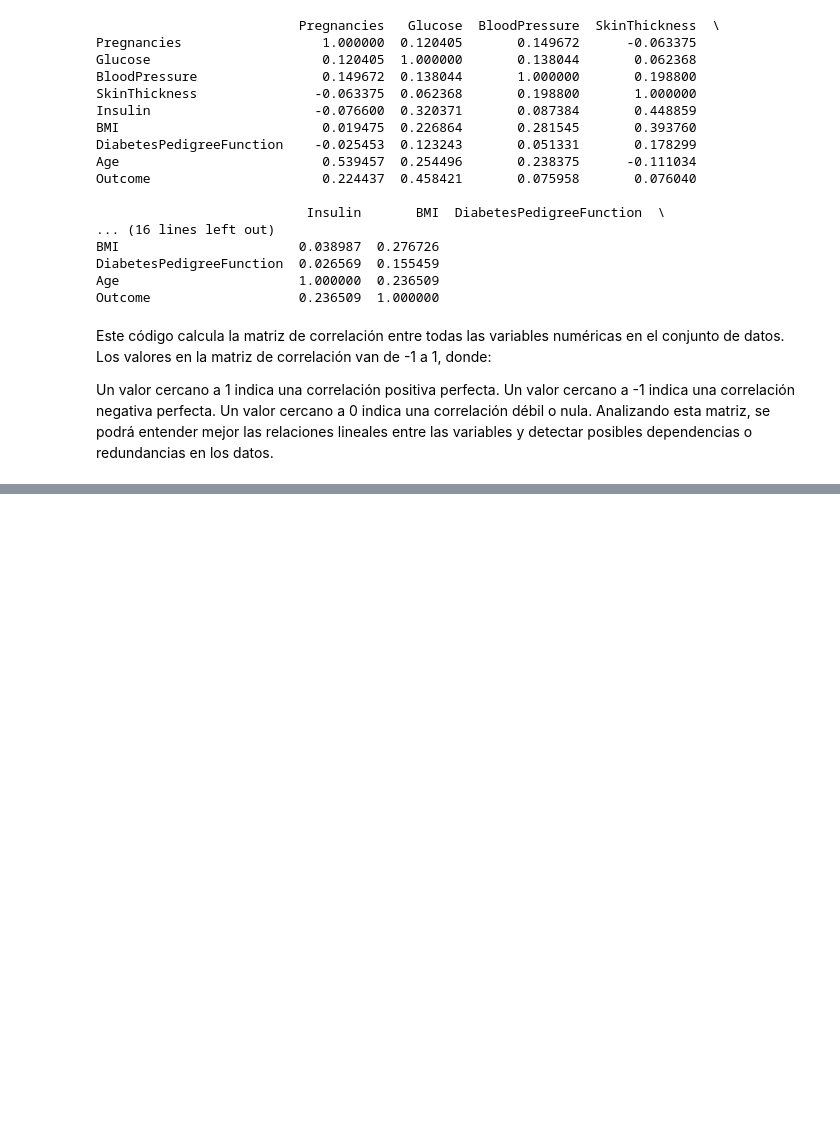
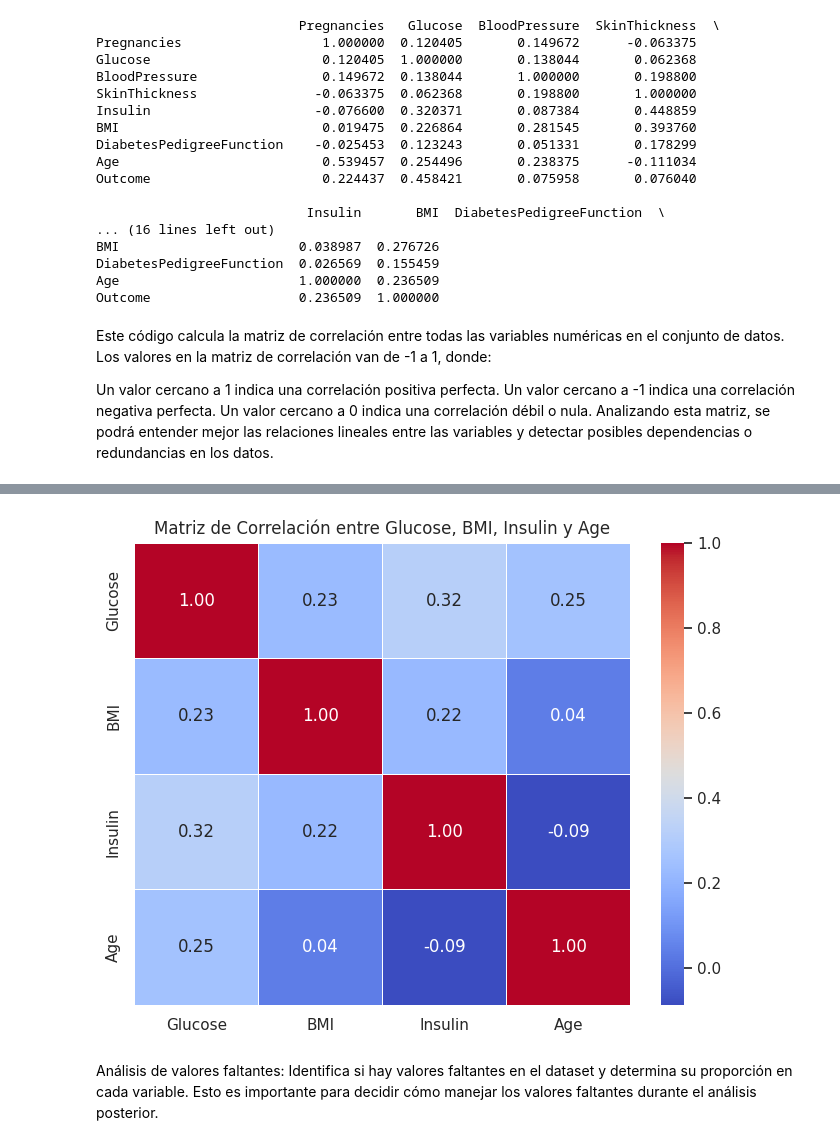
Before and after one commit to paulotolosa/prueba_II_coderhouse, a Jupyter notebook: Proyecto_ParteII_Tolosa.ipynb, the cells around one changed output, grey strips where cells are left out. Drawn from its saved outputs; the diff is of its cells as text; code cells hidden in the pictures; blank space fills up the shorter version.

```diff
--- a/Proyecto_ParteII_Tolosa.ipynb
+++ b/Proyecto_ParteII_Tolosa.ipynb
@@ -165,0 +178,13 @@ Analizando esta matriz, se podrá entender mejor las relaciones lineales entre l
+# %%
+# Selección de variables
+selected_variables = ['Glucose', 'BMI', 'Insulin', 'Age']
+
+# Heatmap de correlación
+plt.figure(figsize=(8, 6))
+sns.heatmap(df[selected_variables].corr(), annot=True, cmap='coolwarm', fmt=".2f", linewidths=0.5)
+plt.title('Matriz de Correlación entre Glucose, BMI, Insulin y Age')
+plt.show()
+# %% [output]
+[figure, added]
+# %% [markdown]
+Análisis de valores faltantes: Identifica si hay valores faltantes en el dataset y determina su proporción en cada variable. Esto es importante para decidir cómo manejar los valores faltantes durante el análisis posterior.
```
Also changed, not shown: parts of 9 cells of this notebook.
